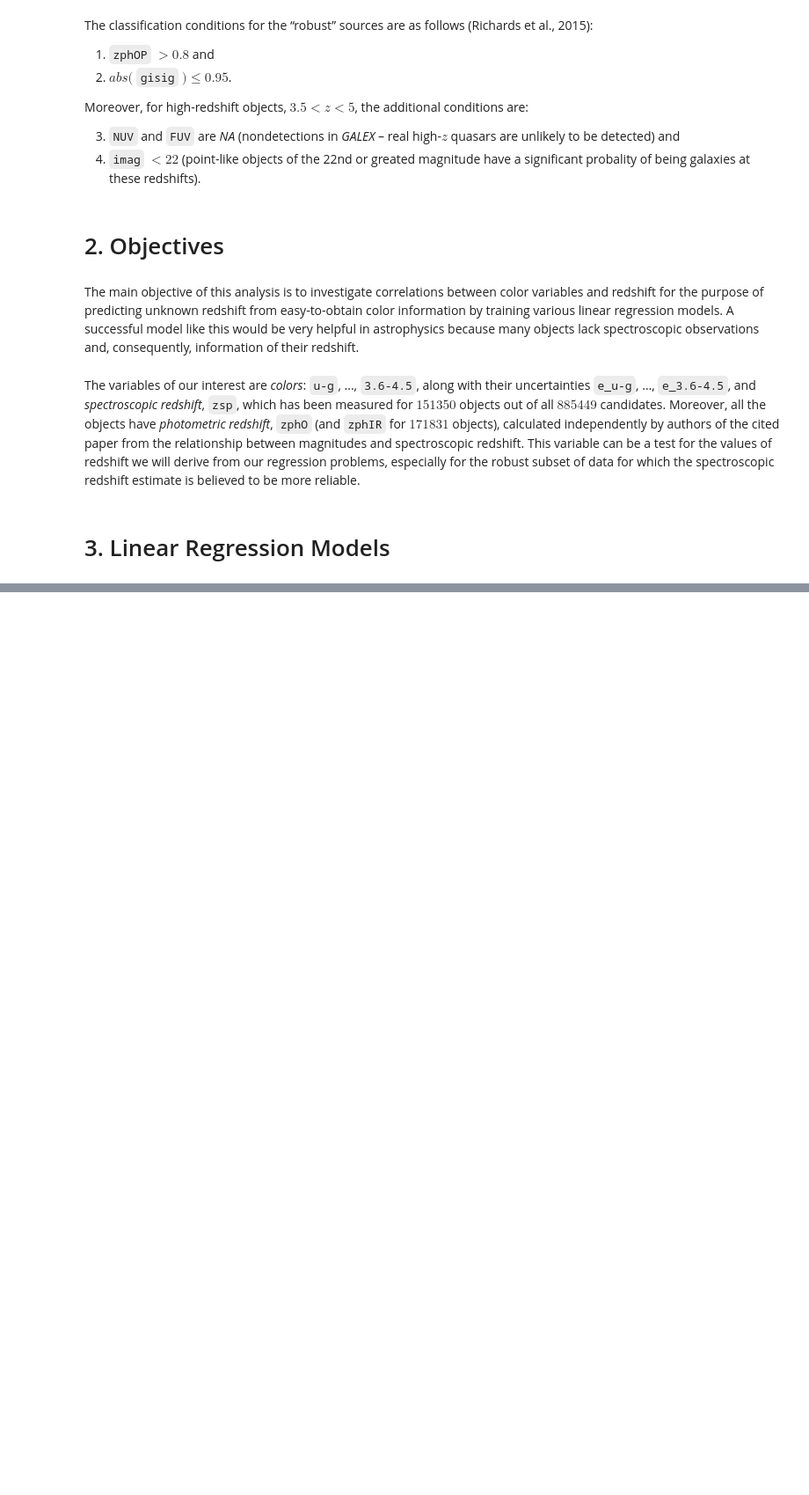
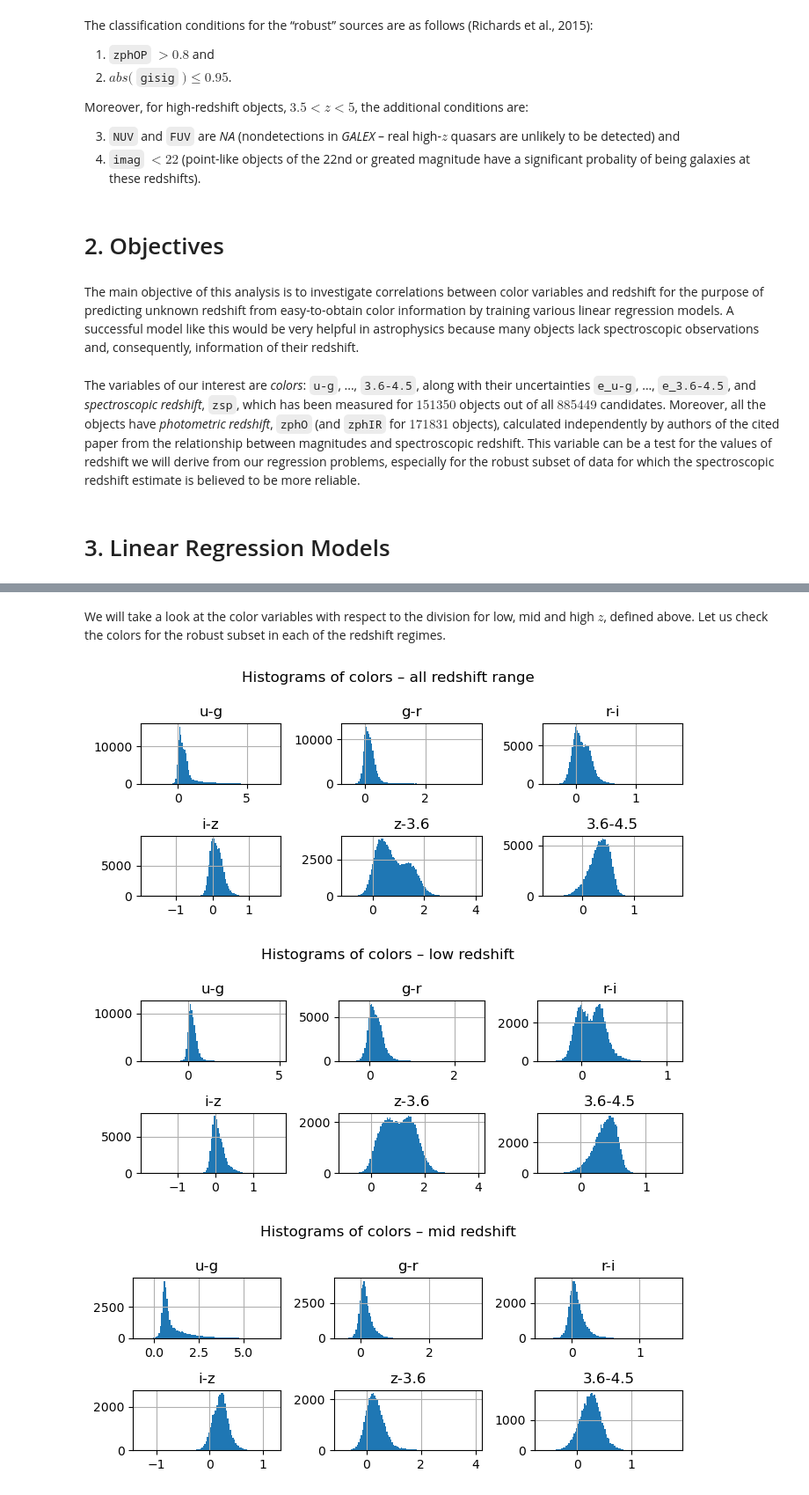
Before and after one commit to frank01101/quasar_candidates, a Jupyter notebook: quasars_regression.ipynb, the cells around one changed output, grey strips where cells are left out. Shown at 88% size. Drawn from its saved outputs; the diff is of its cells as text; code cells hidden in the pictures; blank space fills up the shorter version.

```diff
--- a/quasars_regression.ipynb
+++ b/quasars_regression.ipynb
@@ -131,0 +275,24 @@ plt.tight_layout()
+# %%
+cat_all = catalog[robust & (clean_low | clean_mid | clean_high)]
+cat_low = catalog[robust & clean_low]
+cat_mid = catalog[robust & clean_mid]
+cat_high = catalog[robust & clean_high]
+# %% [markdown]
+We will take a look at the color variables with respect to the division for low, mid and high $z$, defined above. Let us check the colors for the robust subset in each of the redshift regimes.
+# %%
+cat_all.hist(column=colors, bins=100, figsize=(7,3), layout=(2,3))
+plt.suptitle('Histograms of colors – all redshift range')
+plt.tight_layout()
+cat_low.hist(column=colors, bins=100, figsize=(7,3), layout=(2,3))
+plt.suptitle('Histograms of colors – low redshift')
+plt.tight_layout()
+cat_mid.hist(column=colors, bins=100, figsize=(7,3), layout=(2,3))
+plt.suptitle('Histograms of colors – mid redshift')
+plt.tight_layout()
+cat_high.hist(column=colors, bins=100, figsize=(7,3), layout=(2,3))
+plt.suptitle('Histograms of colors – high redshift')
+plt.tight_layout()
+# %% [output]
+[figure, added]
+[figure, added]
+[figure, added]
```
Also changed, not shown: parts of 61 cells of this notebook.
